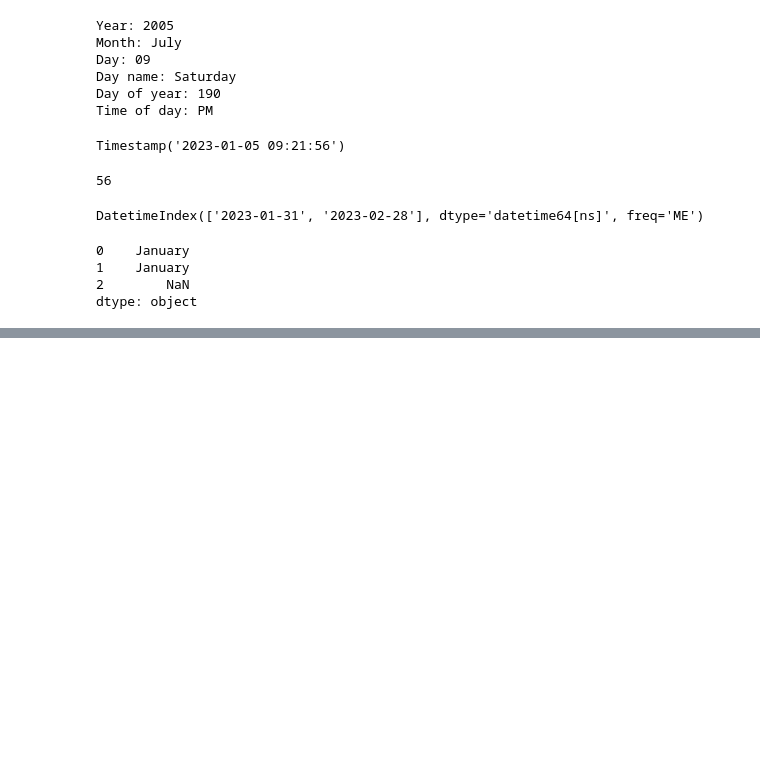
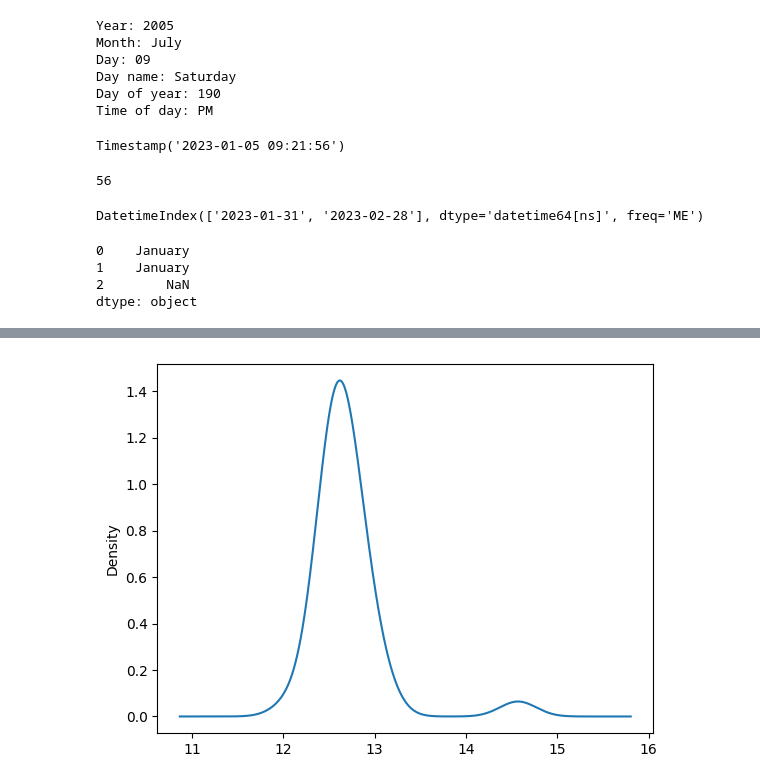
Before and after one commit to ariyan378/python-problem-solving, a Jupyter notebook: Task/data-wrangling-excercise.ipynb, the cells around one changed output, grey strips where cells are left out. Drawn from its saved outputs; the diff is of its cells as text; code cells hidden in the pictures; blank space fills up the shorter version.

```diff
--- a/Task/data-wrangling-excercise.ipynb
+++ b/Task/data-wrangling-excercise.ipynb
@@ -734,0 +886,4 @@ dtype: object
+# %%
+df['Distance'].plot.density();
+# %% [output]
+[figure, added]
```
Also changed, not shown: parts of 13 cells of this notebook.
